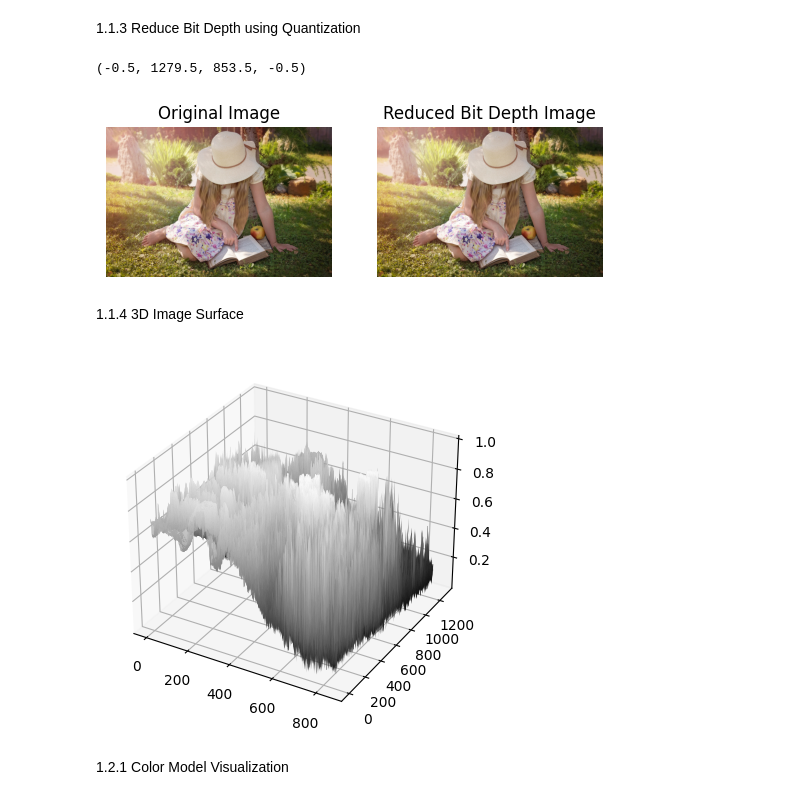
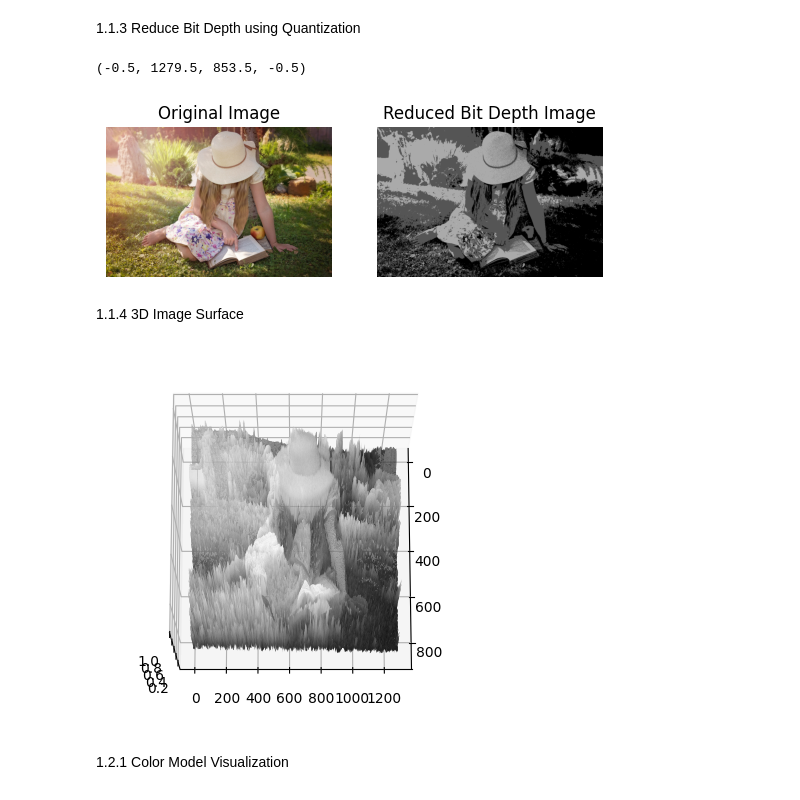
Before and after one commit to pithakpong/image_processing, a Jupyter notebook: lab1/lab1.ipynb, the cells around one changed output. Drawn from its saved outputs; the diff is of its cells as text; code cells hidden in the pictures.

```diff
--- a/lab1/lab1.ipynb
+++ b/lab1/lab1.ipynb
@@ -103,31 +103,28 @@ Text(0.5, 1.0, 'R_moveaxis')
 # %%
 import cv2
 import matplotlib.pyplot as plt
 import math
 
 path = 'image/girl.jpg'
 image = cv2.imread(path)
-new_image = image.copy()
-def reduce_bitdepth(new_image, bitdepth):
-    for y in range(new_image.shape[0]):
-        for x in range(new_image.shape[1]):
-            for c in range(new_image.shape[2]):
-                new_image[y,x,c] =  math.floor((new_image[y,x,c] - 0)* (2**bitdepth - 1)/255)
-
-reduce_bitdepth(new_image, 8)
+image = cv2.cvtColor(image,cv2.COLOR_BGR2RGB)
+new_image = cv2.cvtColor(image,cv2.COLOR_BGR2GRAY)
+for y in range(new_image.shape[0]):
+    for x in range(new_image.shape[1]):
+        new_image[y,x] =  math.floor((new_image[y,x] - 0)* (2**2 - 1)/255)
 
 plt.subplot(121)
-plt.imshow(cv2.cvtColor(image, cv2.COLOR_BGR2RGB))
+plt.imshow(image,cmap='gray')
 plt.title('Original Image')
 plt.axis('off')
 
 plt.subplot(122)
-plt.imshow(cv2.cvtColor(new_image, cv2.COLOR_BGR2RGB))
+plt.imshow(new_image,cmap ='gray')
 plt.title('Reduced Bit Depth Image')
 plt.axis('off')
 # %% [output]
 (-0.5, 1279.5, 853.5, -0.5)
-[figure, old version]
+[figure, new version]
 # %% [markdown]
 1.1.4 3D Image Surface
 # %%
@@ -150,9 +147,10 @@ fig = plt.figure()
 
 ax = fig.add_subplot(111, projection='3d')
 ax.plot_surface(xx, yy, gray_image, rstride=1, cstride=1, linewidth=0, cmap='gray')
+ax.view_init(azim=0,elev=75)
 plt.show()
 # %% [output]
-[figure, old version]
+[figure, new version]
 # %% [markdown]
 1.2.1 Color Model Visualization
 # %%
```
Also changed, not shown: parts of 1 cell of this notebook, 10 other files.
